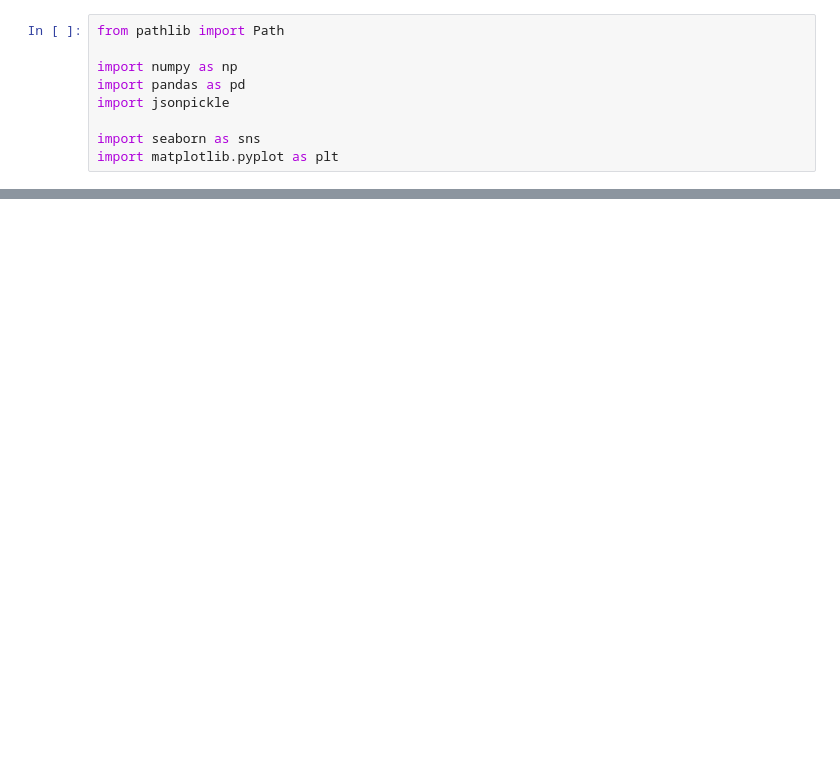
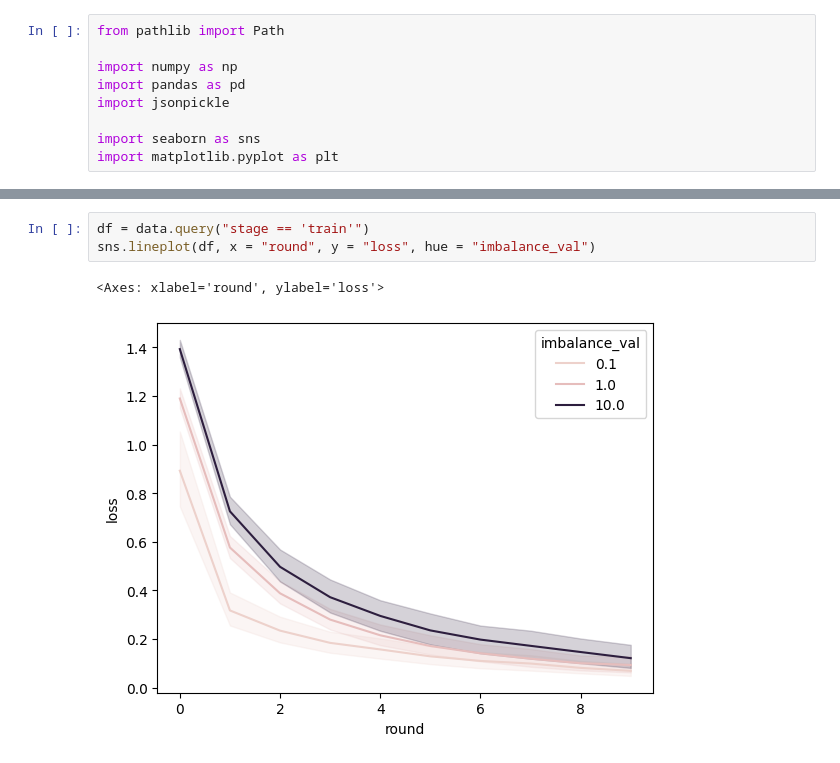
Before and after one commit to lmeinhold/client-benefit-contribution-cfl, a Jupyter notebook: notebooks/Client Benefit.ipynb, the cells around one changed output, grey strips where cells are left out. Drawn from its saved outputs; the diff is of its cells as text; blank space fills up the shorter version.

```diff
--- a/notebooks/Client Benefit.ipynb
+++ b/notebooks/Client Benefit.ipynb
@@ -58,0 +50,6 @@ data.head()
+# %%
+df = data.query("stage == 'train'")
+sns.lineplot(df, x = "round", y = "loss", hue = "imbalance_val")
+# %% [output]
+<Axes: xlabel='round', ylabel='loss'>
+[figure, added]
```
Also changed, not shown: parts of 8 cells of this notebook.
